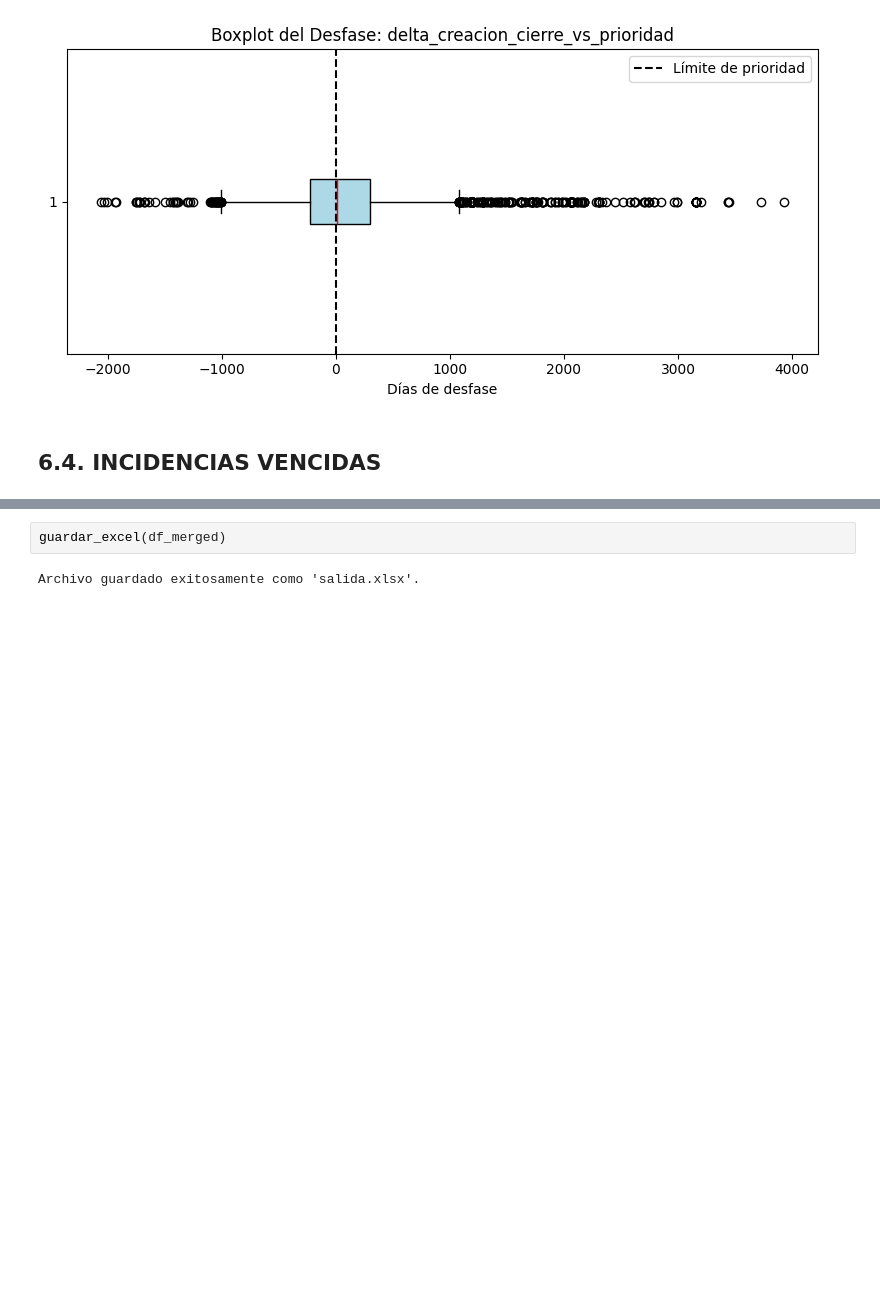
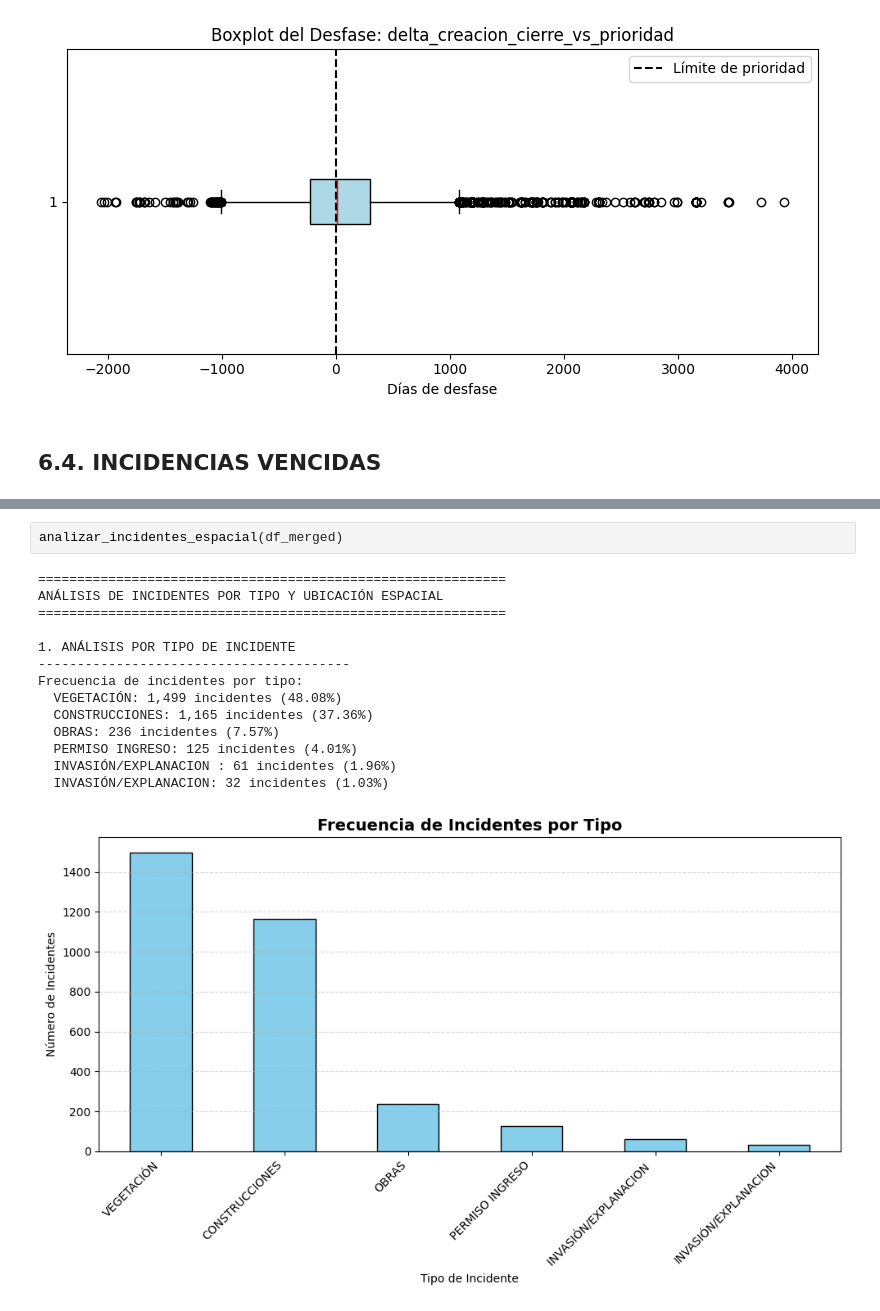
Before and after one commit to WMARBAR/CProgram_incidencias, a Jupyter notebook: constructor4_proyecto_II.ipynb, the cells around one changed output, grey strips where cells are left out. Cells and saved outputs as stored; diff of their text form; blank space fills up the shorter version.

```diff
--- a/constructor4_proyecto_II.ipynb
+++ b/constructor4_proyecto_II.ipynb
@@ -1484,4 +1597,17 @@ evaluar_vencimiento()
 # %%
-guardar_excel(df_merged)
+analizar_incidentes_espacial(df_merged)
 # %% [output]
-Archivo guardado exitosamente como 'salida.xlsx'.
+============================================================
+ANÁLISIS DE INCIDENTES POR TIPO Y UBICACIÓN ESPACIAL
+============================================================
+
+1. ANÁLISIS POR TIPO DE INCIDENTE
+----------------------------------------
+Frecuencia de incidentes por tipo:
+  VEGETACIÓN: 1,499 incidentes (48.08%)
+  CONSTRUCCIONES: 1,165 incidentes (37.36%)
+  OBRAS: 236 incidentes (7.57%)
+  PERMISO INGRESO: 125 incidentes (4.01%)
+  INVASIÓN/EXPLANACION : 61 incidentes (1.96%)
+  INVASIÓN/EXPLANACION: 32 incidentes (1.03%)
+[figure, added]
```
Also changed, not shown: parts of 11 cells of this notebook.
